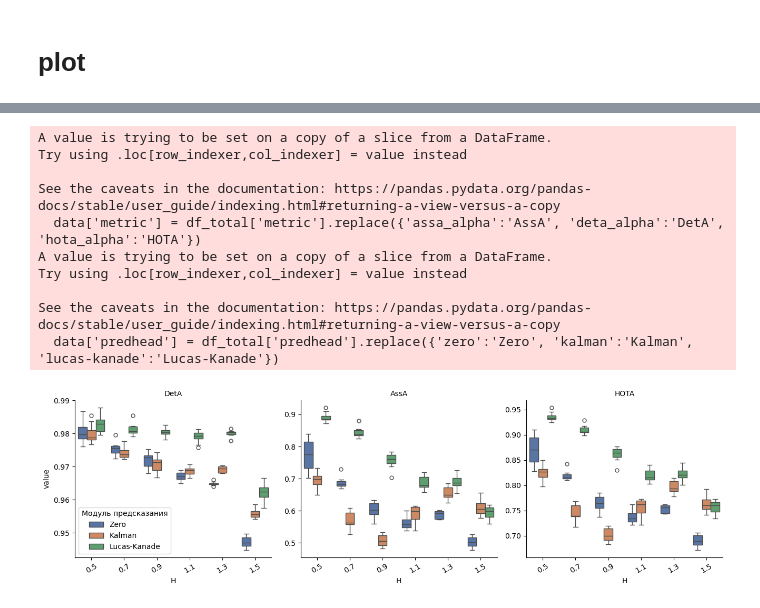
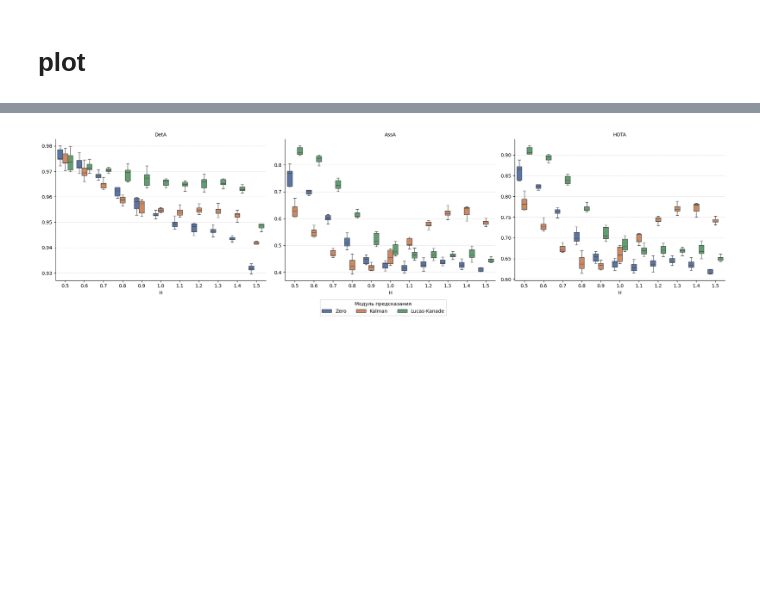
Before and after one commit to Shamaich1337/NMOT, a Jupyter notebook: notebooks/pred_vs_hurst.ipynb, the cells around one changed output, grey strips where cells are left out. Saved outputs shown, nothing was run; the diff lists cells and outputs as text; code cells hidden in the pictures; blank space fills up the shorter version.

Commit message:
fix: make predhead vs hurst plots complete

```diff
--- a/notebooks/pred_vs_hurst.ipynb
+++ b/notebooks/pred_vs_hurst.ipynb
@@ -203,7 +289,7 @@ for hurst in hurst_list:
 # %% [markdown]
 # plot
 # %%
-hurst_list = np.arange(0.5, 1.6, 0.2).round(1)
+hurst_list = np.arange(0.5, 1.6, 0.1).round(1)
 result = []
 for hurst in hurst_list:
     df = pd.read_pickle(f'../data/predheads_montecarlo_hurst_{hurst}.pkl')
@@ -236,42 +326,46 @@ df_total
 # %%
 import seaborn as sns
 import matplotlib.pyplot as plt
 
 data = df_total[df_total.metric.isin(target_metrics)]
-data['metric'] = df_total['metric'].replace({'assa_alpha':'AssA', 'deta_alpha':'DetA', 'hota_alpha':'HOTA'})
-data['predhead'] = df_total['predhead'].replace({'zero':'Zero', 'kalman':'Kalman', 'lucas-kanade':'Lucas-Kanade'})
+data['metric'] = data['metric'].replace({'assa_alpha':'AssA', 'deta_alpha':'DetA', 'hota_alpha':'HOTA'})
+data['predhead'] = data['predhead'].replace({'zero':'Zero', 'kalman':'Kalman', 'lucas-kanade':'Lucas-Kanade'})
+
 g = sns.catplot(
     data=data,
     x="hurst",
     y="value",
     hue="predhead",
     col="metric",
     kind="box",
     palette="deep",
     height=4,
     aspect=1.1,
     sharey=False,
-    legend_out=False
+    legend_out=False,
+    showfliers=False
 )
+g.figure.set_size_inches((20,5))
+g.set_axis_labels("H", '')
+g.set_titles("{col_name}")
+g.tick_params(axis="x")
+g.despine()
+g._legend.remove()
+g.figure.legend(
+    title="Модуль предсказания",
+    loc="lower center",
+    ncol=3,
+    bbox_to_anchor=(0.5, -0.1)
+)
+for ax in g.axes.flat:
+    ax.grid(True, axis="y", linestyle="--", alpha=0.4)
 
-g.set_axis_labels("H")
-g.set_titles("{col_name}")
-g.tick_params(axis="x", rotation=30)
-g.despine()
-
-g.legend.set_title("Модуль предсказания")
 
 plt.tight_layout()
+g.figure.savefig('../data/artifacts/metrics/hurst_vs_predhead.png',
+                 bbox_inches='tight',
+                 dpi=300)
+
 plt.show()
 # %% [output]
-A value is trying to be set on a copy of a slice from a DataFrame.
-Try using .loc[row_indexer,col_indexer] = value instead
-
-See the caveats in the documentation: https://pandas.pydata.org/pandas-docs/stable/user_guide/indexing.html#returning-a-view-versus-a-copy
-  data['metric'] = df_total['metric'].replace({'assa_alpha':'AssA', 'deta_alpha':'DetA', 'hota_alpha':'HOTA'})
-A value is trying to be set on a copy of a slice from a DataFrame.
-Try using .loc[row_indexer,col_indexer] = value instead
-
-See the caveats in the documentation: https://pandas.pydata.org/pandas-docs/stable/user_guide/indexing.html#returning-a-view-versus-a-copy
-  data['predhead'] = df_total['predhead'].replace({'zero':'Zero', 'kalman':'Kalman', 'lucas-kanade':'Lucas-Kanade'})
-[figure, old version]
+[figure, new version]
```
Also changed, not shown: parts of 4 cells of this notebook, 17 other files.
